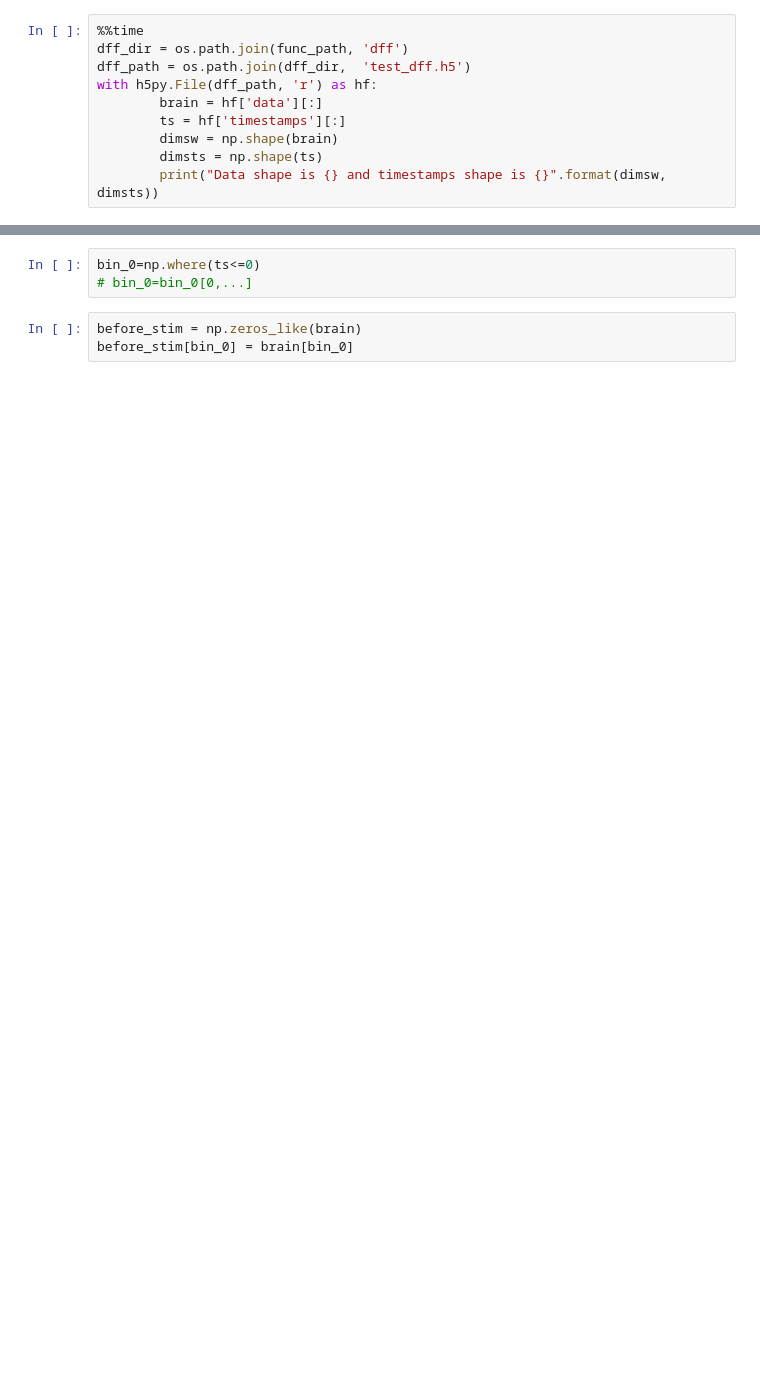
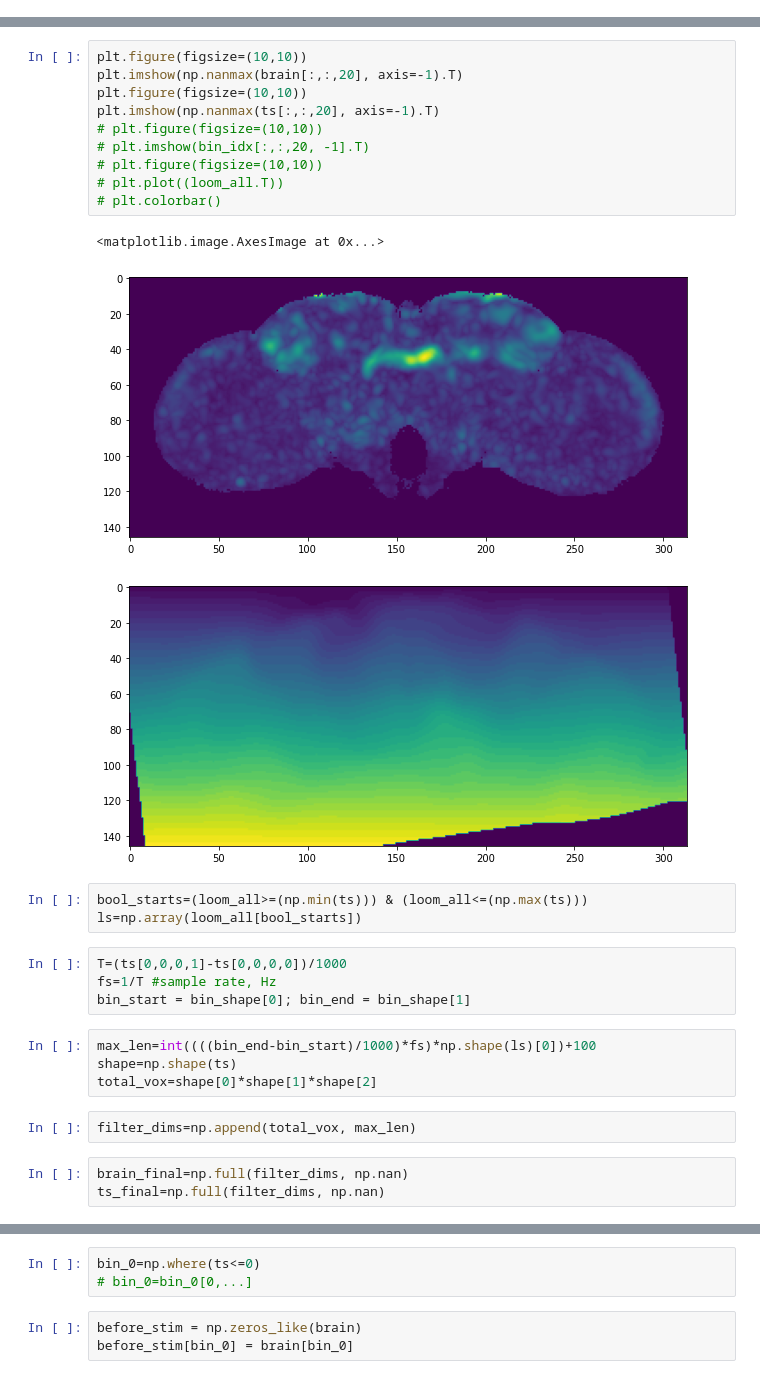
Before and after one commit to ClandininLab/brainsss, a Jupyter notebook: notebooks/20241211_STA_tests.ipynb, the cells around one changed output, grey strips where cells are left out. Drawn from its saved outputs; the diff is of its cells as text; blank space fills up the shorter version.

```diff
--- a/notebooks/20241211_STA_tests.ipynb
+++ b/notebooks/20241211_STA_tests.ipynb
@@ -40,10 +0,0 @@ load_dir = os.path.join(warp_directory,  'test.h5')
-# %%
-%%time
-dff_dir = os.path.join(func_path, 'dff')
-dff_path = os.path.join(dff_dir,  'test_dff.h5')
-with h5py.File(dff_path, 'r') as hf:
-        brain = hf['data'][:]
-        ts = hf['timestamps'][:]
-        dimsw = np.shape(brain)
-        dimsts = np.shape(ts)
-        print("Data shape is {} and timestamps shape is {}".format(dimsw, dimsts))
@@ -148,0 +70,30 @@ plt.show()
+# %%
+plt.figure(figsize=(10,10))
+plt.imshow(np.nanmax(brain[:,:,20], axis=-1).T)
+plt.figure(figsize=(10,10))
+plt.imshow(np.nanmax(ts[:,:,20], axis=-1).T)
+# plt.figure(figsize=(10,10))
+# plt.imshow(bin_idx[:,:,20, -1].T)
+# plt.figure(figsize=(10,10))
+# plt.plot((loom_all.T))
+# plt.colorbar()
+# %% [output]
+<matplotlib.image.AxesImage at 0x...>
+[figure, added]
+[figure, added]
+# %%
+bool_starts=(loom_all>=(np.min(ts))) & (loom_all<=(np.max(ts)))
+ls=np.array(loom_all[bool_starts])
+# %%
+T=(ts[0,0,0,1]-ts[0,0,0,0])/1000
+fs=1/T #sample rate, Hz
+bin_start = bin_shape[0]; bin_end = bin_shape[1]
+# %%
+max_len=int((((bin_end-bin_start)/1000)*fs)*np.shape(ls)[0])+100
+shape=np.shape(ts)
+total_vox=shape[0]*shape[1]*shape[2]
+# %%
+filter_dims=np.append(total_vox, max_len)
+# %%
+brain_final=np.full(filter_dims, np.nan)
+ts_final=np.full(filter_dims, np.nan)
```
Also changed, not shown: parts of 63 cells of this notebook, 4 other files.
